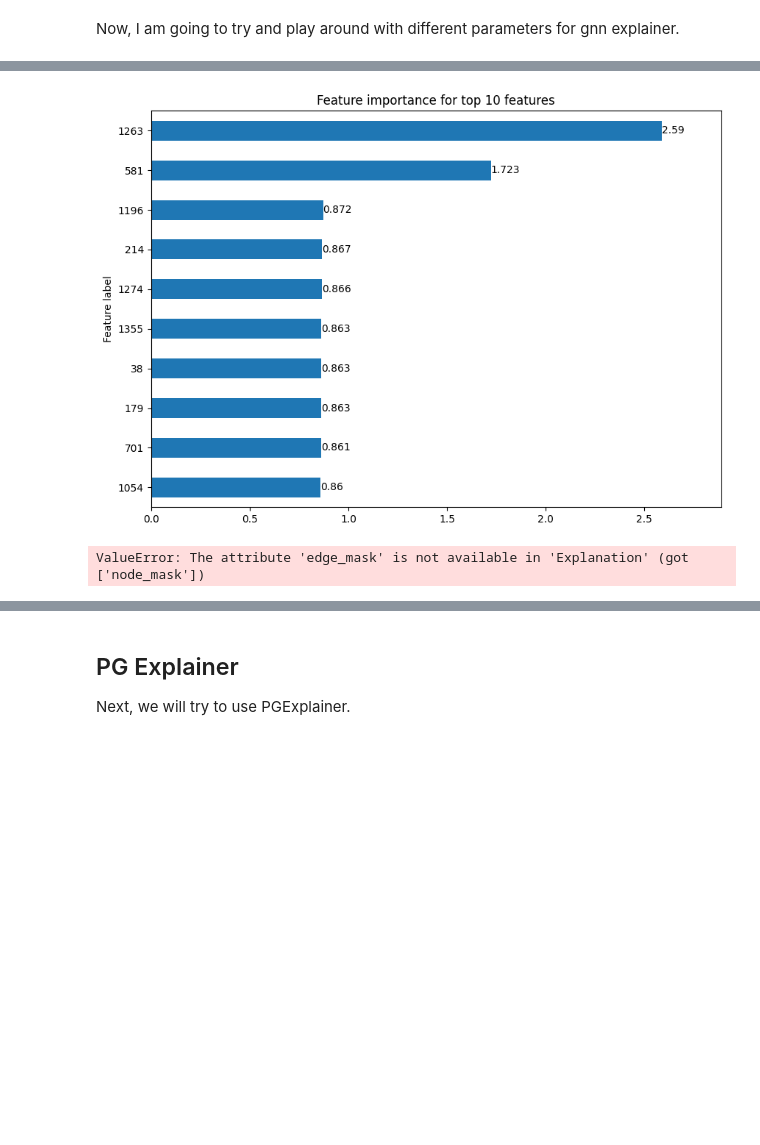
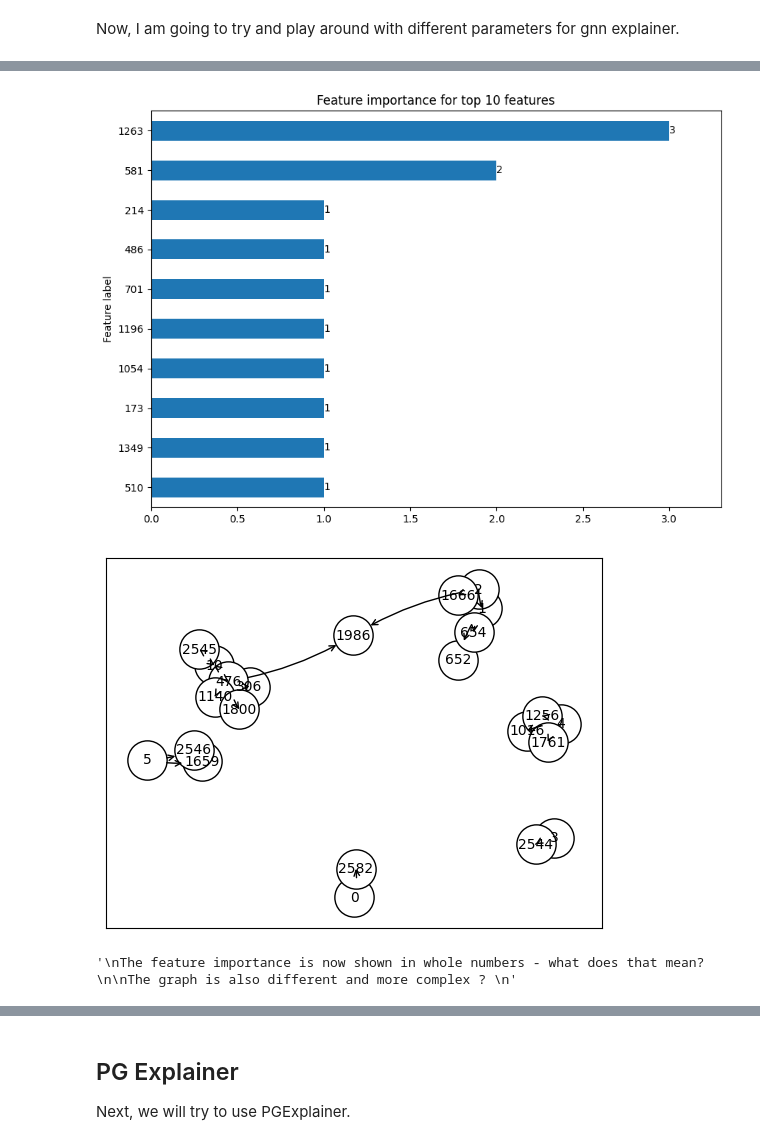
Before and after one commit to alyssaanastasi/srebp2-explanations, a Jupyter notebook: cora_dataset.ipynb, the cells around one changed output, grey strips where cells are left out. Saved outputs shown, nothing was run; the diff lists cells and outputs as text; code cells hidden in the pictures; blank space fills up the shorter version.

```diff
--- a/cora_dataset.ipynb
+++ b/cora_dataset.ipynb
@@ -354,30 +361,31 @@ ValueError: The attribute 'edge_mask' is not available in 'Explanation' (got ['n
 # %%
-# To fix the above error, I will be changing the edge mask to None to see what happens.
-
-gnn_explainer6 = Explainer(
+gnn_explainer8 = Explainer(
     model=model,
     algorithm=GNNExplainer(epochs=200),
     explanation_type='model',
     node_mask_type='attributes',
-    edge_mask_type=None,
+    edge_mask_type='object',
     threshold_config=dict(
-        threshold_type="topk",
-        value=20 #Threshold Value is an integer -> how do I know what value to put here?
+        threshold_type='topk_hard', # Same as "topk" but values are set to 1 for all elements which are kept.
+        value=20 #further increase threshold value
     ),
     model_config=dict(
         mode='multiclass_classification',
         task_level='node',
         return_type='log_probs',
     ),
 )
 
-gnn_explanation6 = gnn_explainer6(data.x, data.edge_index, index=10)
-gnn_explanation6.visualize_feature_importance(top_k=10)
-gnn_explanation6.visualize_graph(backend='networkx')
+gnn_explanation8 = gnn_explainer8(data.x, data.edge_index, index=10)
+gnn_explanation8.visualize_feature_importance(top_k=10)
+gnn_explanation8.visualize_graph(backend='networkx')
 
 """
-As the threshold increases, it seems like the features align with what we found originally.
+The feature importance is now shown in whole numbers - what does that mean?
+
+The graph is also different and more complex ?
 """
 # %% [output]
-[figure, old version]
+[figure, new version]
+[figure, added]
-ValueError: The attribute 'edge_mask' is not available in 'Explanation' (got ['node_mask'])
+'\nThe feature importance is now shown in whole numbers - what does that mean? \n\nThe graph is also different and more complex ? \n'
```
Also changed, not shown: parts of 23 cells of this notebook, 15 other files.
